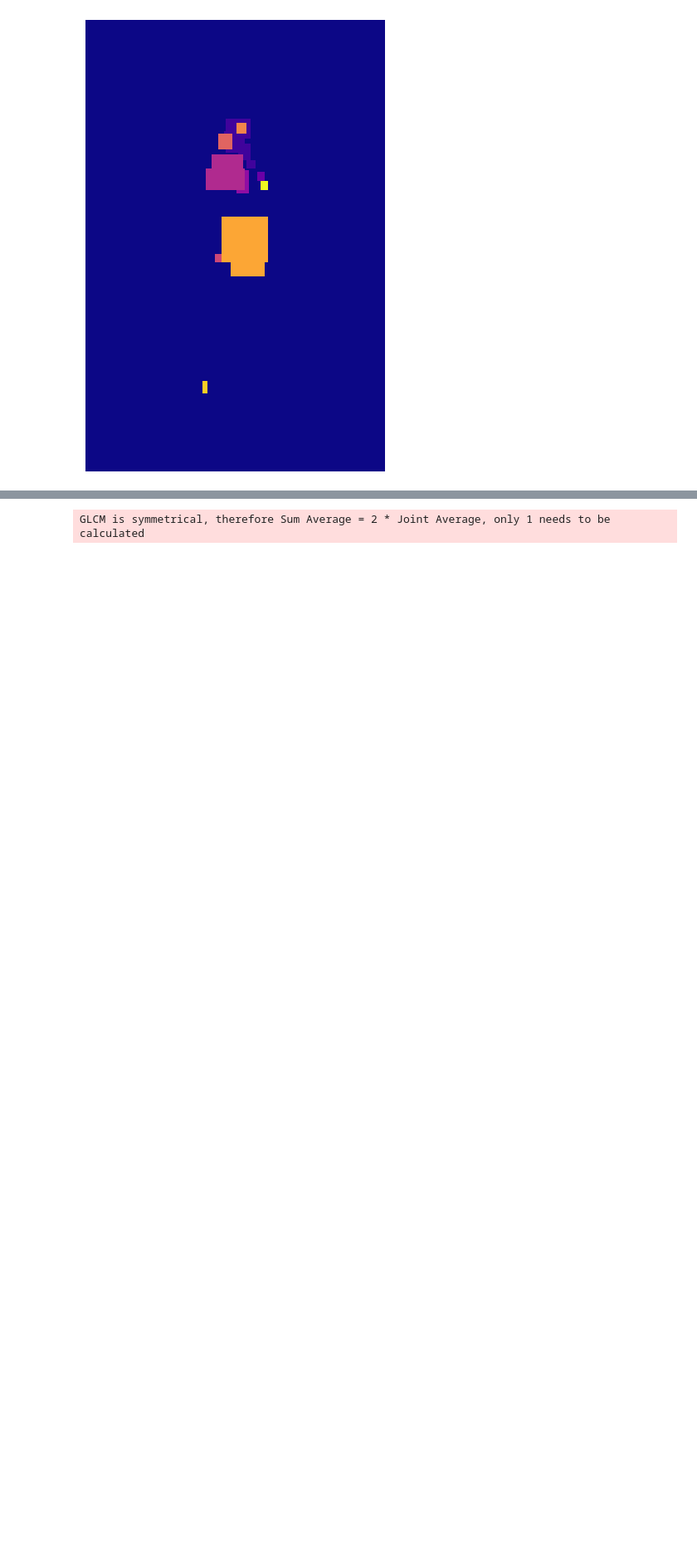
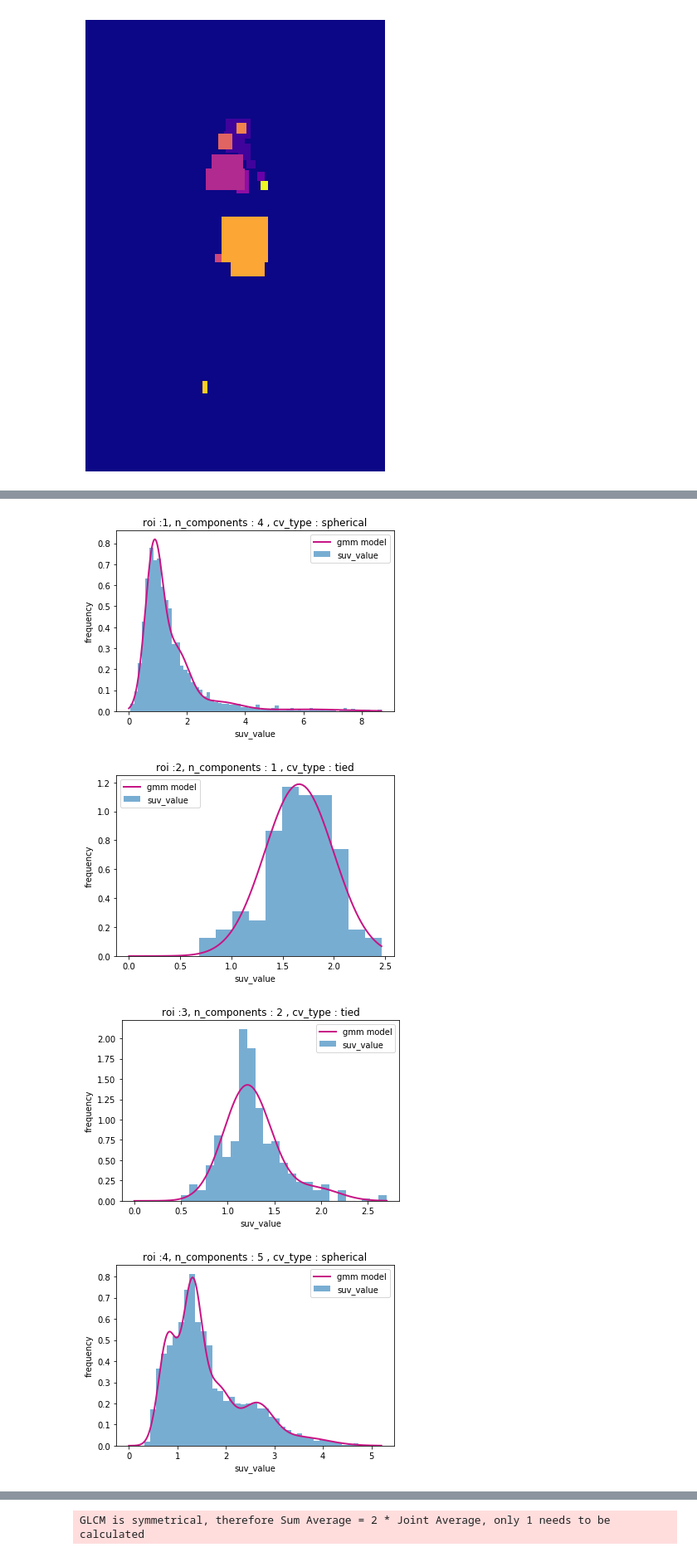
Before and after one commit to wendyrvllr/Dicom-To-CNN, a Jupyter notebook: post_processing.ipynb, the cells around one changed output, grey strips where cells are left out. Shown at 83% size. Drawn from its saved outputs; the diff is of its cells as text; code cells hidden in the pictures; blank space fills up the shorter version.

```diff
--- a/post_processing.ipynb
+++ b/post_processing.ipynb
@@ -140,0 +41,7 @@ GLCM is symmetrical, therefore Sum Average = 2 * Joint Average, only 1 needs to
+# %%
+parameters = mask_object.gaussien_mixture_model(dict)
+# %% [output]
+[figure, added]
+[figure, added]
+[figure, added]
+[figure, added]
```
Also changed, not shown: parts of 20 cells of this notebook.
